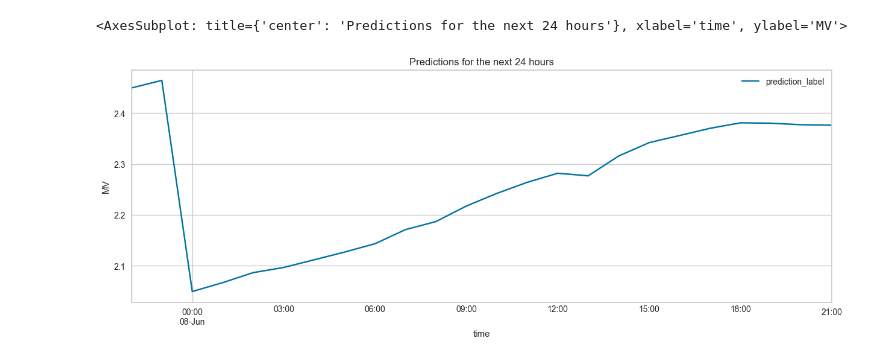
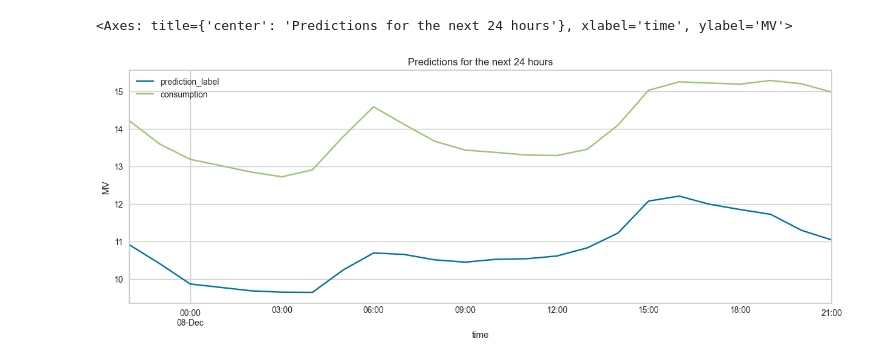
Before and after one commit to edalholt/TDT4259, a Jupyter notebook: prediction/pycaret_regression.ipynb, the cells around one changed output. Cells and saved outputs as stored; diff of their text form; code cells hidden in the pictures.

Commit message:
Added cell to show consumption vs prediction

```diff
--- a/prediction/pycaret_regression.ipynb
+++ b/prediction/pycaret_regression.ipynb
@@ -4,8 +4,8 @@ from pycaret.regression import *
 
 df = pd.read_csv('consumption_temp.csv')
 
-start_time = '2022-04-07 21:00:00'
-end_time = '2022-06-07 21:00:00'
+start_time = '2022-08-07 21:00:00'
+end_time = '2022-12-07 21:00:00'
 location = 'oslo'
 
 start_time = pd.to_datetime(start_time)
@@ -50,3 +50,3 @@ regression_setup = setup(data=data, target='consumption', session_id=123,
 # %%
 # Compare models to select the best one in the next block (comment if already selected)
-# best_model = compare_models()
+best_model = compare_models()
@@ -53,6 +57,6 @@ regression_setup = setup(data=data, target='consumption', session_id=123,
 # %%
 # Create the model with the desired model
-model = create_model('lr')
+model = create_model(best_model)
 
 tuned_model = tune_model(model)
 
@@ -143,0 +165,18 @@ predictions
+# %%
+import pandas as pd
+from pycaret.regression import *
+
+solution = df[df['location'].str.lower() == location.lower()]
+solution['time'] = pd.to_datetime(solution['time'])
+
+# Filter the training data based on the start and end time
+solution = solution[(solution['time'] > last_time) & (solution['time'] <= future_timestamps[-1])]
+
+# Create hour feature
+solution['hour'] = solution['time'].dt.hour
+# Create weekday feature
+solution['weekday'] = solution['time'].dt.weekday
+# Merge the DataFrames
+merged_data = predictions.copy()
+merged_data['consumption'] = solution['consumption']
+merged_data.head()
@@ -144,6 +190,5 @@ predictions
 # %%
-# Plot the predictions
-predictions.plot(x='time', y='prediction_label', ylabel="MV", figsize=(15, 5), title=f'Predictions for the next {number_predict_hours} hours')
+merged_data.plot(x='time', y=['prediction_label', 'consumption'], ylabel="MV", figsize=(15, 5), title=f'Predictions for the next {number_predict_hours} hours')
 # %% [output]
-<AxesSubplot: title={'center': 'Predictions for the next 24 hours'}, xlabel='time', ylabel='MV'>
+<Axes: title={'center': 'Predictions for the next 24 hours'}, xlabel='time', ylabel='MV'>
-[figure, old version]
+[figure, new version]
```
Also changed, not shown: parts of 6 cells of this notebook.
